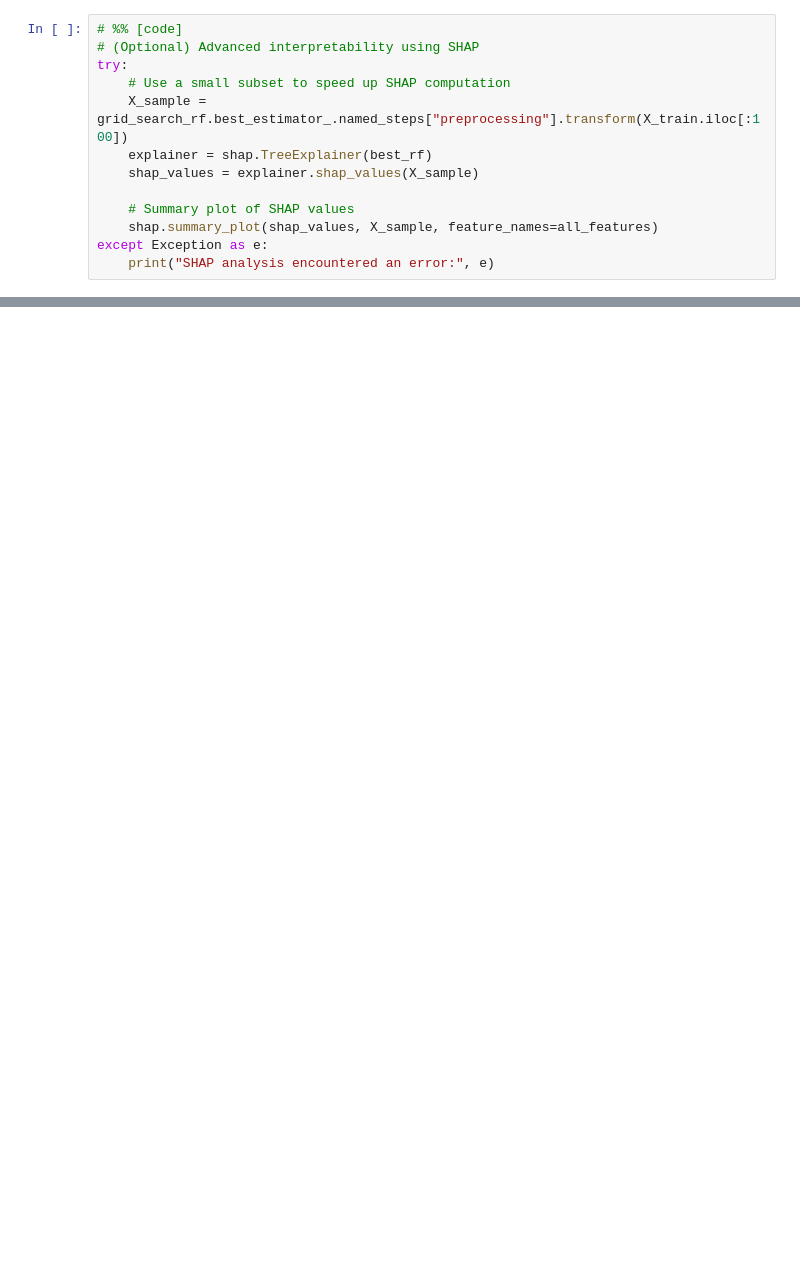
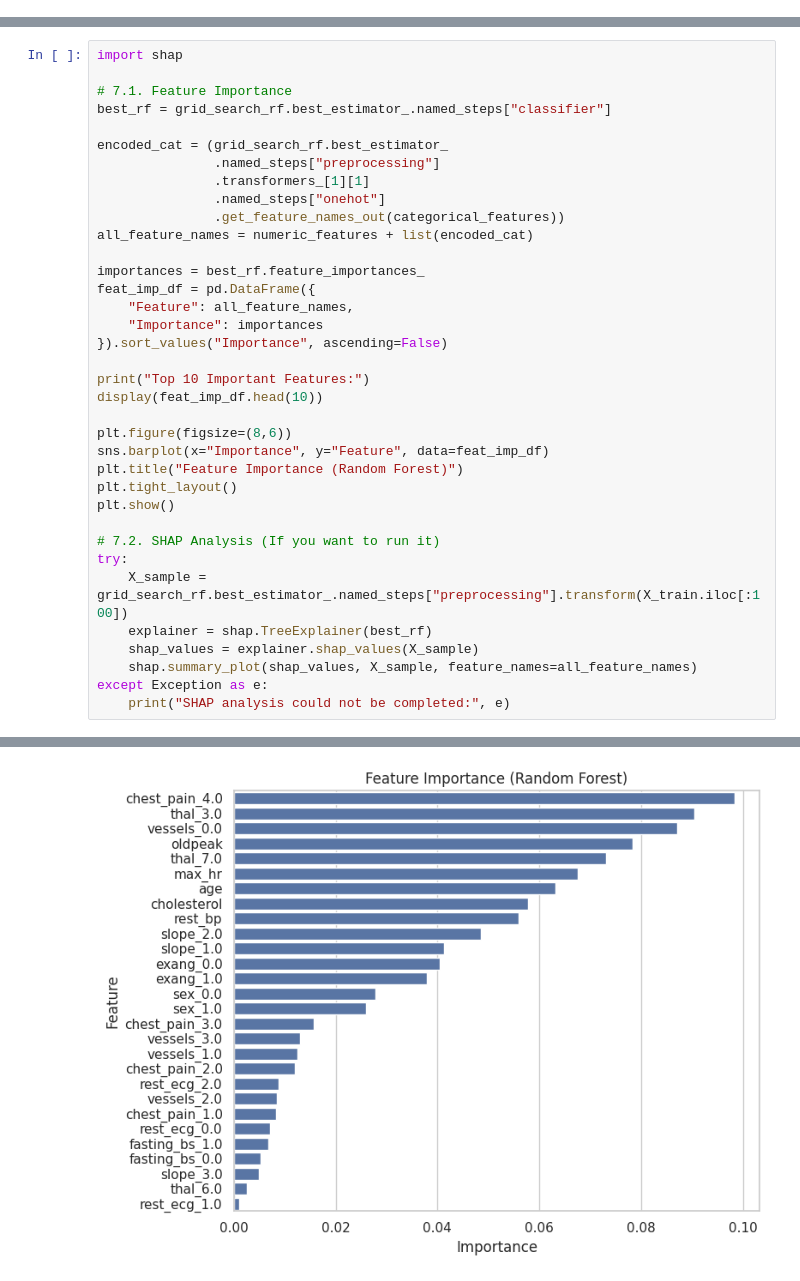
Before and after one commit to BenBuchanan2001/BenBuchanan2001, a Jupyter notebook: Heart_Disease_predictions.ipynb, the cells around one changed output, grey strips where cells are left out. Drawn from its saved outputs; the diff is of its cells as text; blank space fills up the shorter version.

```diff
--- a/Heart_Disease_predictions.ipynb
+++ b/Heart_Disease_predictions.ipynb
@@ -470,13 +360,0 @@ plt.show()
-# %%
-# %% [code]
-# (Optional) Advanced interpretability using SHAP
-try:
-    # Use a small subset to speed up SHAP computation
-    X_sample = grid_search_rf.best_estimator_.named_steps["preprocessing"].transform(X_train.iloc[:100])
-    explainer = shap.TreeExplainer(best_rf)
-    shap_values = explainer.shap_values(X_sample)
-
-    # Summary plot of SHAP values
-    shap.summary_plot(shap_values, X_sample, feature_names=all_features)
-except Exception as e:
-    print("SHAP analysis encountered an error:", e)
@@ -491,0 +388,37 @@ param_grid_rf = {
+# %%
+import shap
+
+# 7.1. Feature Importance
+best_rf = grid_search_rf.best_estimator_.named_steps["classifier"]
+
+encoded_cat = (grid_search_rf.best_estimator_
+               .named_steps["preprocessing"]
+               .transformers_[1][1]
+               .named_steps["onehot"]
+               .get_feature_names_out(categorical_features))
+all_feature_names = numeric_features + list(encoded_cat)
+
+importances = best_rf.feature_importances_
+feat_imp_df = pd.DataFrame({
+    "Feature": all_feature_names,
+    "Importance": importances
+}).sort_values("Importance", ascending=False)
+
+print("Top 10 Important Features:")
+display(feat_imp_df.head(10))
+
+plt.figure(figsize=(8,6))
+sns.barplot(x="Importance", y="Feature", data=feat_imp_df)
+plt.title("Feature Importance (Random Forest)")
+plt.tight_layout()
+plt.show()
+
+# 7.2. SHAP Analysis (If you want to run it)
+try:
+    X_sample = grid_search_rf.best_estimator_.named_steps["preprocessing"].transform(X_train.iloc[:100])
+    explainer = shap.TreeExplainer(best_rf)
+    shap_values = explainer.shap_values(X_sample)
+    shap.summary_plot(shap_values, X_sample, feature_names=all_feature_names)
+except Exception as e:
+    print("SHAP analysis could not be completed:", e)
+# %% [output]
@@ -491,0 +437 @@ param_grid_rf = {
+[figure, added]
```
Also changed, not shown: parts of 53 cells of this notebook.
